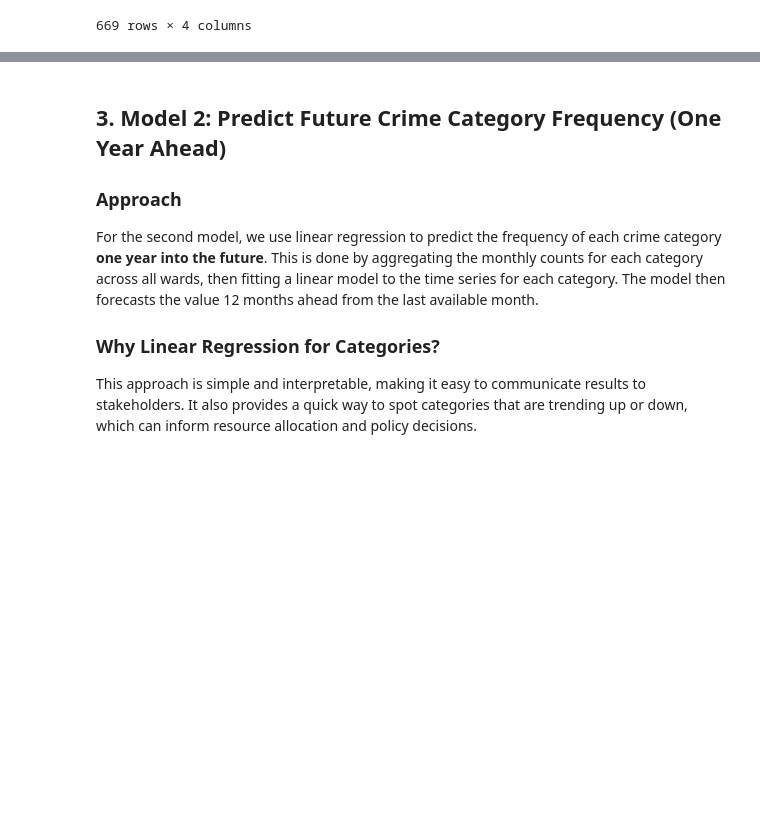
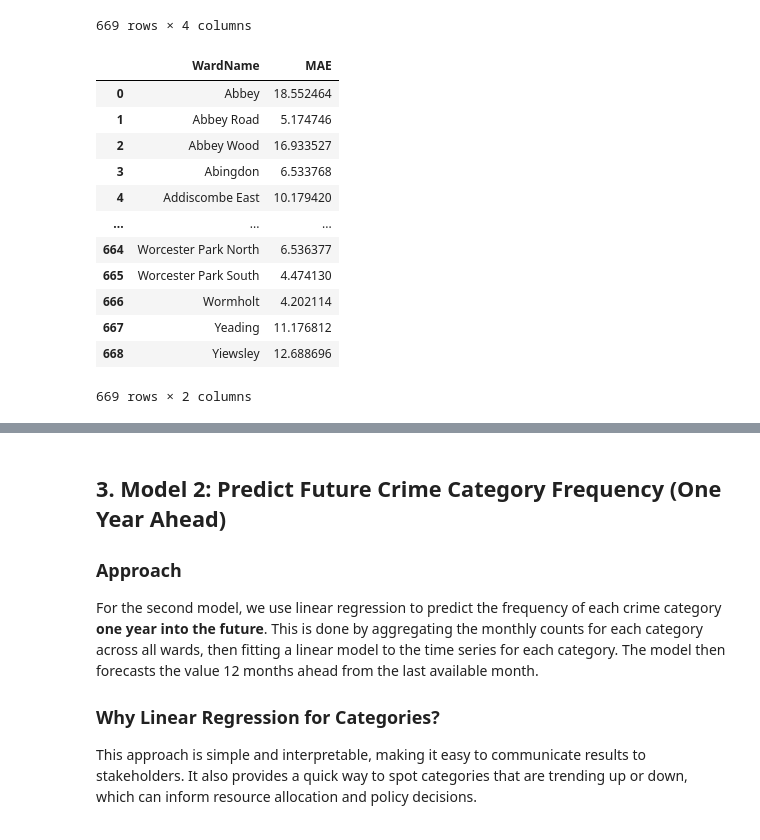
Before and after one commit to MaximilianKlein92/London-Crime, a Jupyter notebook: jupyter_notebooks/Crime_Prediction.ipynb, the cells around one changed output, grey strips where cells are left out. Drawn from its saved outputs; the diff is of its cells as text; code cells hidden in the pictures; blank space fills up the shorter version.

```diff
--- a/jupyter_notebooks/Crime_Prediction.ipynb
+++ b/jupyter_notebooks/Crime_Prediction.ipynb
@@ -143,3 +143,31 @@ ward_pred_df
 | 667 | Yeading | 111 | 98.391304 | -11.359185 |
 | 668 | Yiewsley | 110 | 139.543478 | 26.857708 |
 669 rows × 4 columns
+# %%
+# mae of model 1
+from sklearn.metrics import mean_absolute_error
+mae_list = []
+for ward, row in ward_monthly.iterrows():
+    y = row.values
+    X = np.arange(len(y)).reshape(-1, 1)
+    model = LinearRegression()
+    model.fit(X, y)
+    y_pred = model.predict(X)
+    mae = mean_absolute_error(y, y_pred)
+    mae_list.append({'WardName': ward, 'MAE': mae})
+mae_df = pd.DataFrame(mae_list)
+mae_df
+# %% [output]
+|  | WardName | MAE |
+| 0 | Abbey | 18.552464 |
+| 1 | Abbey Road | 5.174746 |
+| 2 | Abbey Wood | 16.933527 |
+| 3 | Abingdon | 6.533768 |
+| 4 | Addiscombe East | 10.179420 |
+| ... | ... | ... |
+| 664 | Worcester Park North | 6.536377 |
+| 665 | Worcester Park South | 4.474130 |
+| 666 | Wormholt | 4.202114 |
+| 667 | Yeading | 11.176812 |
+| 668 | Yiewsley | 12.688696 |
+669 rows × 2 columns
```
Also changed, not shown: parts of 3 cells of this notebook.
